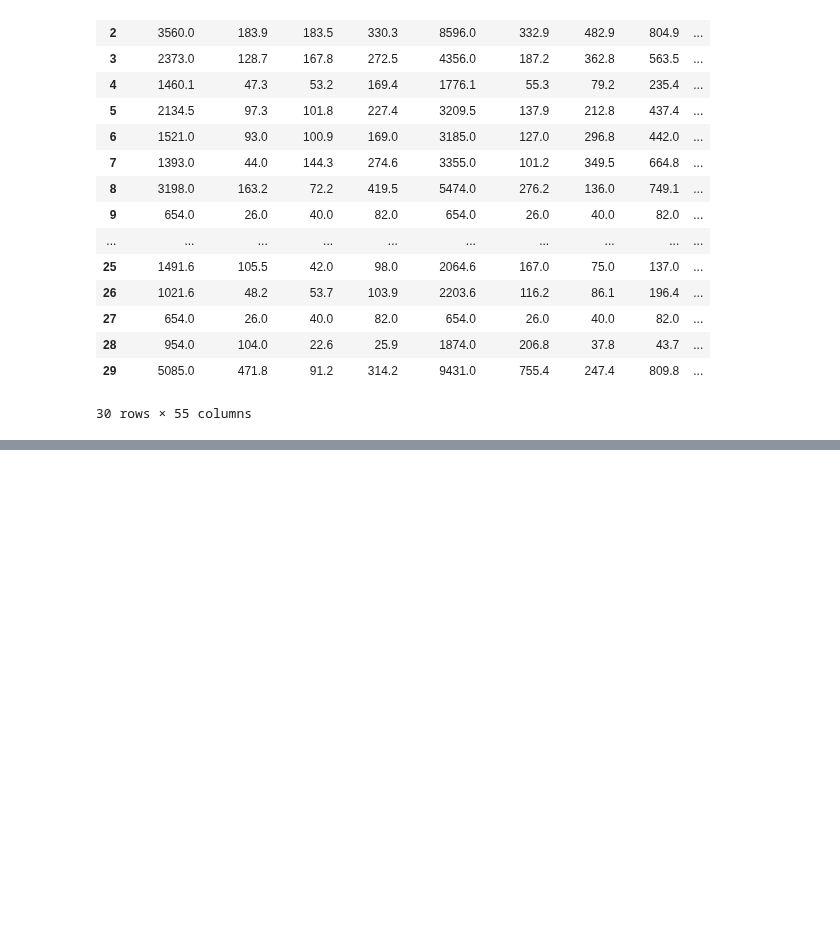
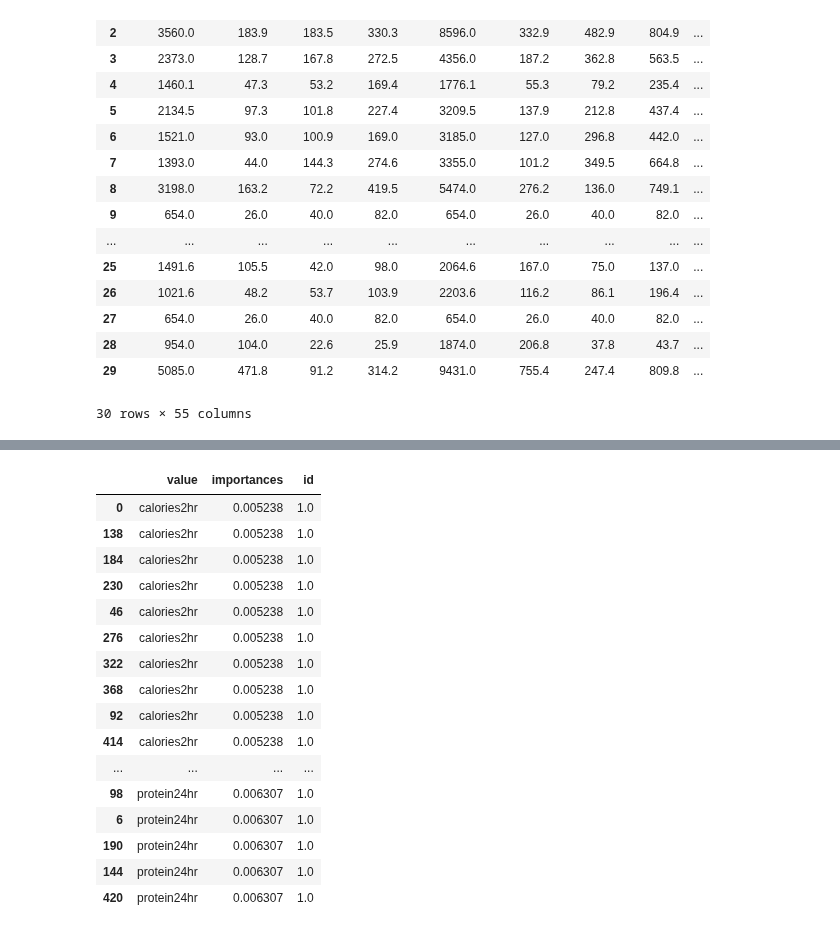
Before and after one commit to mingg12/engineering-newFork, a Jupyter notebook: building_df_for_feature_selection.ipynb, the cells around one changed output, grey strips where cells are left out. Saved outputs shown, nothing was run; the diff lists cells and outputs as text; code cells hidden in the pictures; blank space fills up the shorter version.

```diff
--- a/building_df_for_feature_selection.ipynb
+++ b/building_df_for_feature_selection.ipynb
@@ -608,0 +742,20 @@ RandomForestClassifier does not accept missing values encoded as NaN natively. F
+# %%
+importances[importances['id'] == '1.0'].sort_values(by='importances').head(50)
+# %% [output]
+|  | value | importances | id |
+| 0 | calories2hr | 0.005238 | 1.0 |
+| 138 | calories2hr | 0.005238 | 1.0 |
+| 184 | calories2hr | 0.005238 | 1.0 |
+| 230 | calories2hr | 0.005238 | 1.0 |
+| 46 | calories2hr | 0.005238 | 1.0 |
+| 276 | calories2hr | 0.005238 | 1.0 |
+| 322 | calories2hr | 0.005238 | 1.0 |
+| 368 | calories2hr | 0.005238 | 1.0 |
+| 92 | calories2hr | 0.005238 | 1.0 |
+| 414 | calories2hr | 0.005238 | 1.0 |
+| ... | ... | ... | ... |
+| 98 | protein24hr | 0.006307 | 1.0 |
+| 6 | protein24hr | 0.006307 | 1.0 |
+| 190 | protein24hr | 0.006307 | 1.0 |
+| 144 | protein24hr | 0.006307 | 1.0 |
+| 420 | protein24hr | 0.006307 | 1.0 |
```
Also changed, not shown: parts of 14 cells of this notebook.
